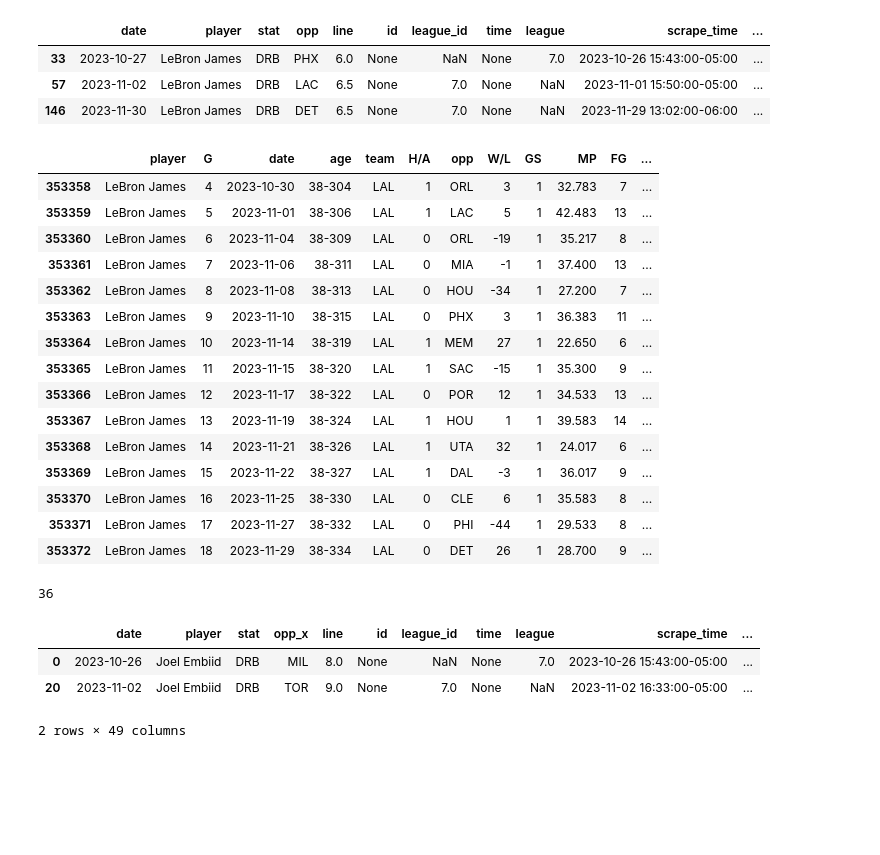
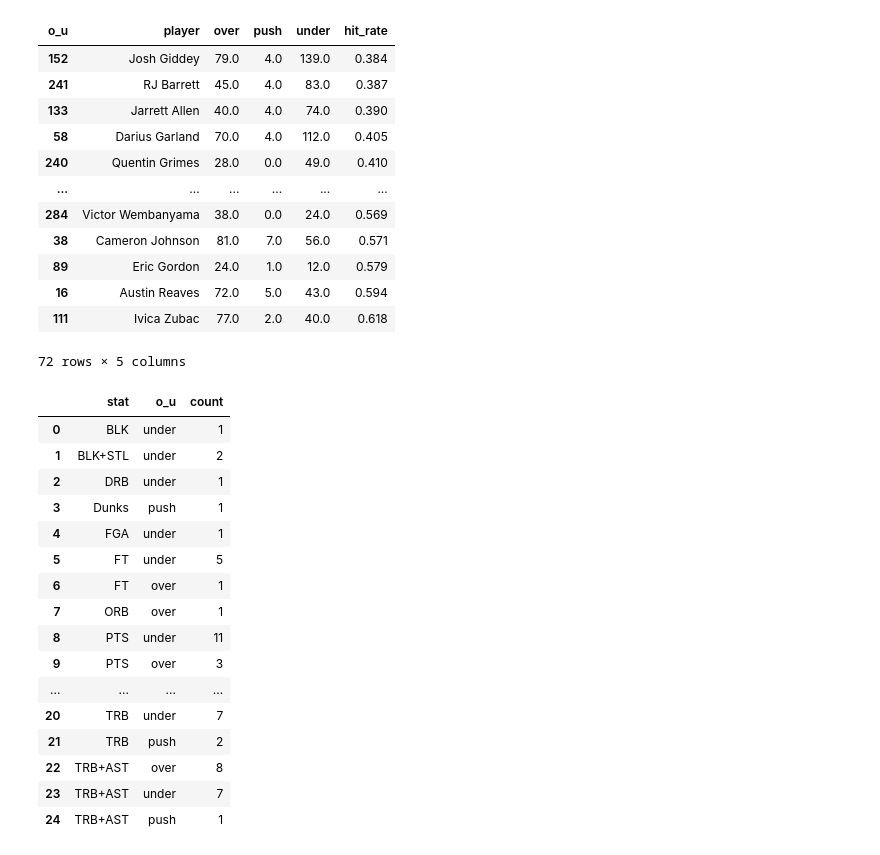
Before and after one commit to madram1423/NBA_betting_model, a Jupyter notebook: backtesting.ipynb, the cells around one changed output. Cells and saved outputs as stored; diff of their text form; code cells hidden in the pictures; blank space fills up the shorter version.

```diff
--- a/backtesting.ipynb
+++ b/backtesting.ipynb
@@ -154,5 +86,5 @@ Name: count, dtype: int64
 # %%
 #potential edge:
 #bench players go under all the time, mostly on pts
-today = load_current_line('Lines\pp\pp_2023_11_29.csv','scrape_time','scrape_time')
+today = load_current_line('Lines\pp\pp_2023_12_5.csv','scrape_time','prop-id')
 today = today.loc[today.league_id==7]
@@ -351,38 +198,37 @@ drb.head(15)
-# %%
-drb.loc[(drb.player=='LeBron James')]
-# %% [output]
-|  | date | player | stat | opp | line | id | league_id | time | league | scrape_time | ... |
-| 33 | 2023-10-27 | LeBron James | DRB | PHX | 6.0 | None | NaN | None | 7.0 | 2023-10-26 15:43:00-05:00 | ... |
-| 57 | 2023-11-02 | LeBron James | DRB | LAC | 6.5 | None | 7.0 | None | NaN | 2023-11-01 15:50:00-05:00 | ... |
-| 146 | 2023-11-30 | LeBron James | DRB | DET | 6.5 | None | 7.0 | None | NaN | 2023-11-29 13:02:00-06:00 | ... |
-# %%
-games.loc[games.player=='LeBron James'].tail(15)
-# %% [output]
-|  | player | G | date | age | team | H/A | opp | W/L | GS | MP | FG | ... |
-| 353358 | LeBron James | 4 | 2023-10-30 | 38-304 | LAL | 1 | ORL | 3 | 1 | 32.783 | 7 | ... |
-| 353359 | LeBron James | 5 | 2023-11-01 | 38-306 | LAL | 1 | LAC | 5 | 1 | 42.483 | 13 | ... |
-| 353360 | LeBron James | 6 | 2023-11-04 | 38-309 | LAL | 0 | ORL | -19 | 1 | 35.217 | 8 | ... |
-| 353361 | LeBron James | 7 | 2023-11-06 | 38-311 | LAL | 0 | MIA | -1 | 1 | 37.400 | 13 | ... |
-| 353362 | LeBron James | 8 | 2023-11-08 | 38-313 | LAL | 0 | HOU | -34 | 1 | 27.200 | 7 | ... |
-| 353363 | LeBron James | 9 | 2023-11-10 | 38-315 | LAL | 0 | PHX | 3 | 1 | 36.383 | 11 | ... |
-| 353364 | LeBron James | 10 | 2023-11-14 | 38-319 | LAL | 1 | MEM | 27 | 1 | 22.650 | 6 | ... |
-| 353365 | LeBron James | 11 | 2023-11-15 | 38-320 | LAL | 1 | SAC | -15 | 1 | 35.300 | 9 | ... |
-| 353366 | LeBron James | 12 | 2023-11-17 | 38-322 | LAL | 0 | POR | 12 | 1 | 34.533 | 13 | ... |
-| 353367 | LeBron James | 13 | 2023-11-19 | 38-324 | LAL | 1 | HOU | 1 | 1 | 39.583 | 14 | ... |
-| 353368 | LeBron James | 14 | 2023-11-21 | 38-326 | LAL | 1 | UTA | 32 | 1 | 24.017 | 6 | ... |
-| 353369 | LeBron James | 15 | 2023-11-22 | 38-327 | LAL | 1 | DAL | -3 | 1 | 36.017 | 9 | ... |
-| 353370 | LeBron James | 16 | 2023-11-25 | 38-330 | LAL | 0 | CLE | 6 | 1 | 35.583 | 8 | ... |
-| 353371 | LeBron James | 17 | 2023-11-27 | 38-332 | LAL | 0 | PHI | -44 | 1 | 29.533 | 8 | ... |
-| 353372 | LeBron James | 18 | 2023-11-29 | 38-334 | LAL | 0 | DET | 26 | 1 | 28.700 | 9 | ... |
-# %%
-x = drb.merge(games,on=['player','date'])
-len(x.loc[~x.stat.isna()])
-# %% [output]
-36
-# %%
-x.loc[x.player=='Joel Embiid']
-# %% [output]
-|  | date | player | stat | opp_x | line | id | league_id | time | league | scrape_time | ... |
-| 0 | 2023-10-26 | Joel Embiid | DRB | MIL | 8.0 | None | NaN | None | 7.0 | 2023-10-26 15:43:00-05:00 | ... |
-| 20 | 2023-11-02 | Joel Embiid | DRB | TOR | 9.0 | None | 7.0 | None | NaN | 2023-11-02 16:33:00-05:00 | ... |
-2 rows × 49 columns
+# %%
+piv.loc[piv.player.isin(today.player)]
+# %% [output]
+| o_u | player | over | push | under | hit_rate |
+| 152 | Josh Giddey | 79.0 | 4.0 | 139.0 | 0.384 |
+| 241 | RJ Barrett | 45.0 | 4.0 | 83.0 | 0.387 |
+| 133 | Jarrett Allen | 40.0 | 4.0 | 74.0 | 0.390 |
+| 58 | Darius Garland | 70.0 | 4.0 | 112.0 | 0.405 |
+| 240 | Quentin Grimes | 28.0 | 0.0 | 49.0 | 0.410 |
+| ... | ... | ... | ... | ... | ... |
+| 284 | Victor Wembanyama | 38.0 | 0.0 | 24.0 | 0.569 |
+| 38 | Cameron Johnson | 81.0 | 7.0 | 56.0 | 0.571 |
+| 89 | Eric Gordon | 24.0 | 1.0 | 12.0 | 0.579 |
+| 16 | Austin Reaves | 72.0 | 5.0 | 43.0 | 0.594 |
+| 111 | Ivica Zubac | 77.0 | 2.0 | 40.0 | 0.618 |
+72 rows × 5 columns
+# %%
+player = 'Jarrett Allen'
+comb.loc[comb.player==player].groupby('stat')['o_u'].value_counts().reset_index()
+# %% [output]
+|  | stat | o_u | count |
+| 0 | BLK | under | 1 |
+| 1 | BLK+STL | under | 2 |
+| 2 | DRB | under | 1 |
+| 3 | Dunks | push | 1 |
+| 4 | FGA | under | 1 |
+| 5 | FT | under | 5 |
+| 6 | FT | over | 1 |
+| 7 | ORB | over | 1 |
+| 8 | PTS | under | 11 |
+| 9 | PTS | over | 3 |
+| ... | ... | ... | ... |
+| 20 | TRB | under | 7 |
+| 21 | TRB | push | 2 |
+| 22 | TRB+AST | over | 8 |
+| 23 | TRB+AST | under | 7 |
+| 24 | TRB+AST | push | 1 |
```
Also changed, not shown: parts of 19 cells of this notebook, 35 other files.
